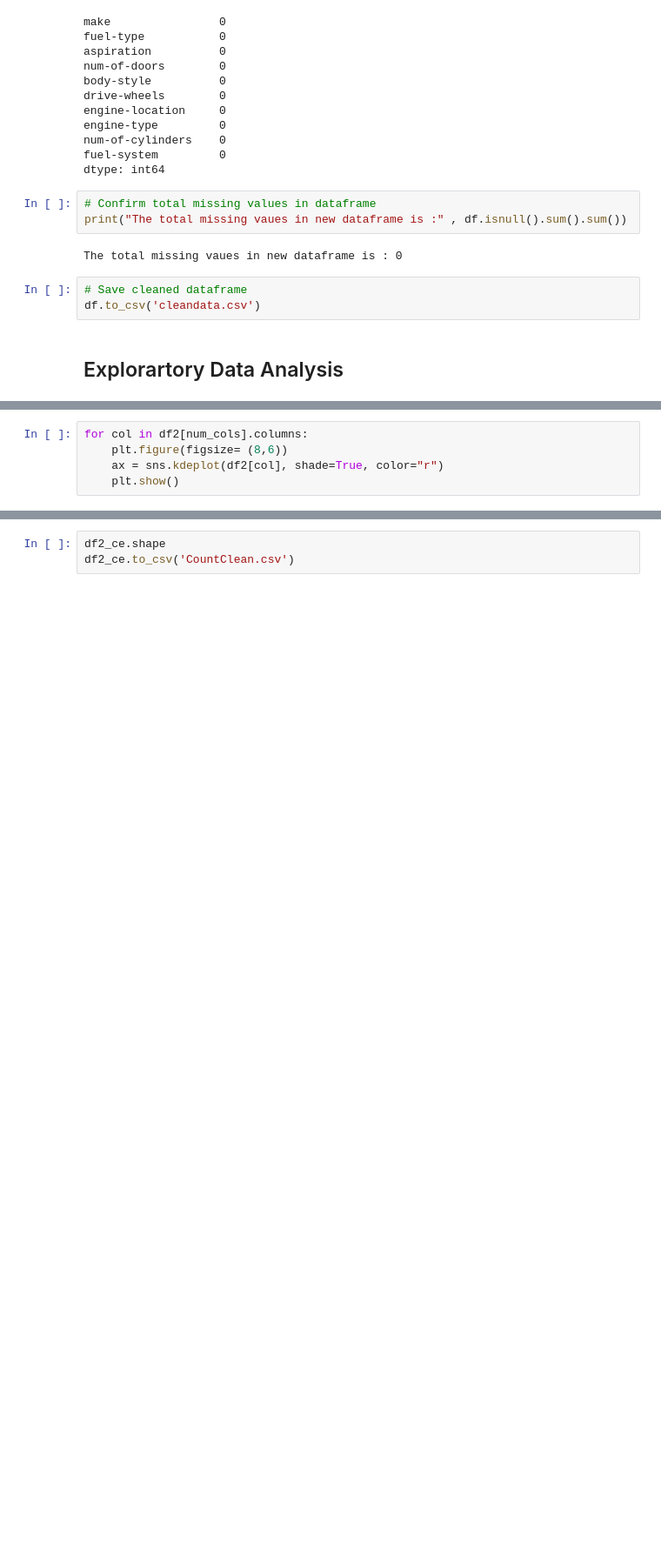
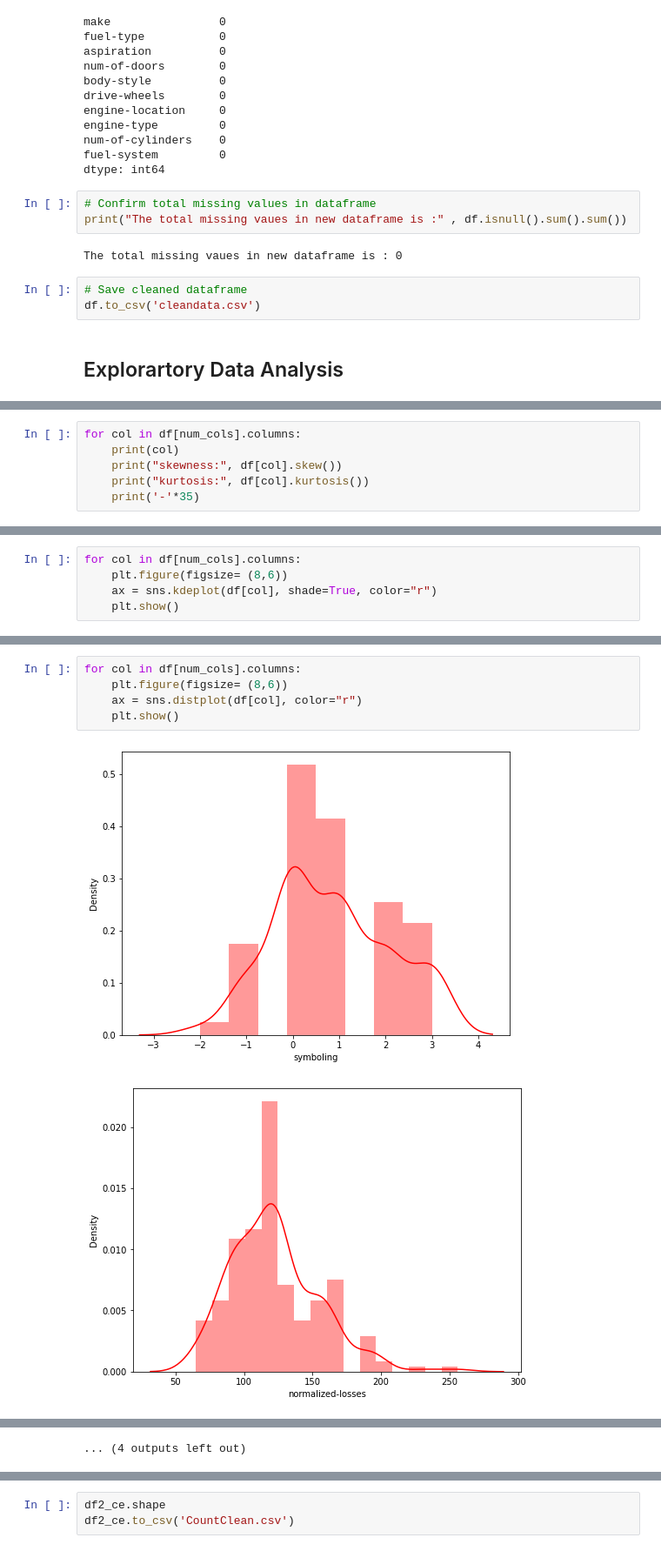
Before and after one commit to obeabi/Automobile_Data_Set, a Jupyter notebook: Auto_EDA.ipynb, the cells around one changed output, grey strips where cells are left out. Shown at 87% size. Saved outputs shown, nothing was run; the diff lists cells and outputs as text; blank space fills up the shorter version.

```diff
--- a/Auto_EDA.ipynb
+++ b/Auto_EDA.ipynb
@@ -386,5 +339,0 @@ kurtosis: 3.2315368868295193
-# %%
-for col in df2[num_cols].columns:
-    plt.figure(figsize= (8,6))
-    ax = sns.kdeplot(df2[col], shade=True, color="r")
-    plt.show()
@@ -588,0 +378,6 @@ df2_ce.head(10)
+# %%
+for col in df[num_cols].columns:
+    print(col)
+    print("skewness:", df[col].skew())
+    print("kurtosis:", df[col].kurtosis())
+    print('-'*35)
@@ -588,0 +402,5 @@ df2_ce.head(10)
+# %%
+for col in df[num_cols].columns:
+    plt.figure(figsize= (8,6))
+    ax = sns.kdeplot(df[col], shade=True, color="r")
+    plt.show()
@@ -588,0 +421,8 @@ df2_ce.head(10)
+# %%
+for col in df[num_cols].columns:
+    plt.figure(figsize= (8,6))
+    ax = sns.distplot(df[col], color="r")
+    plt.show()
+# %% [output]
+[figure, added]
+[figure, added]
@@ -588,0 +439 @@ df2_ce.head(10)
+... (4 outputs left out)
```
Also changed, not shown: parts of 76 cells of this notebook.
